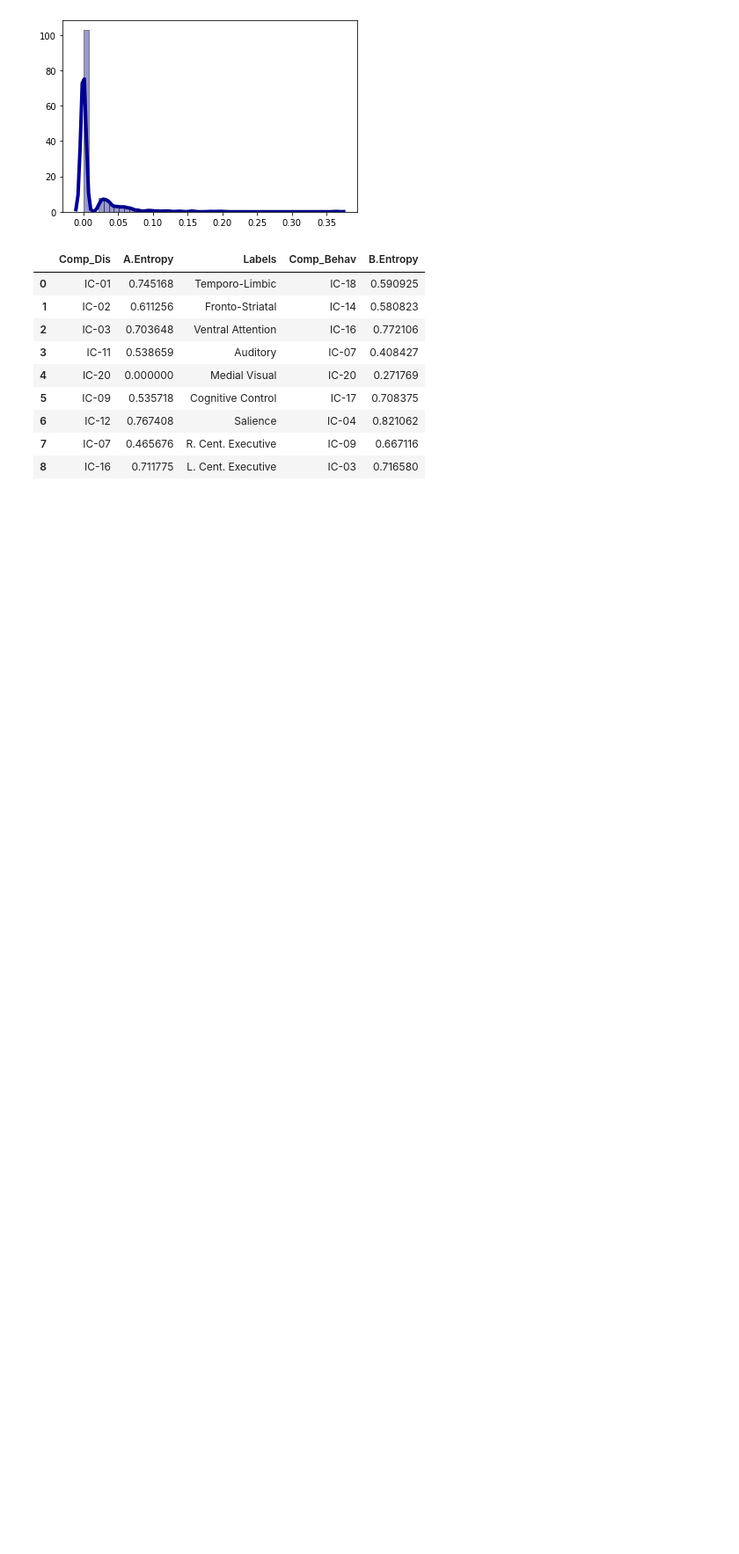
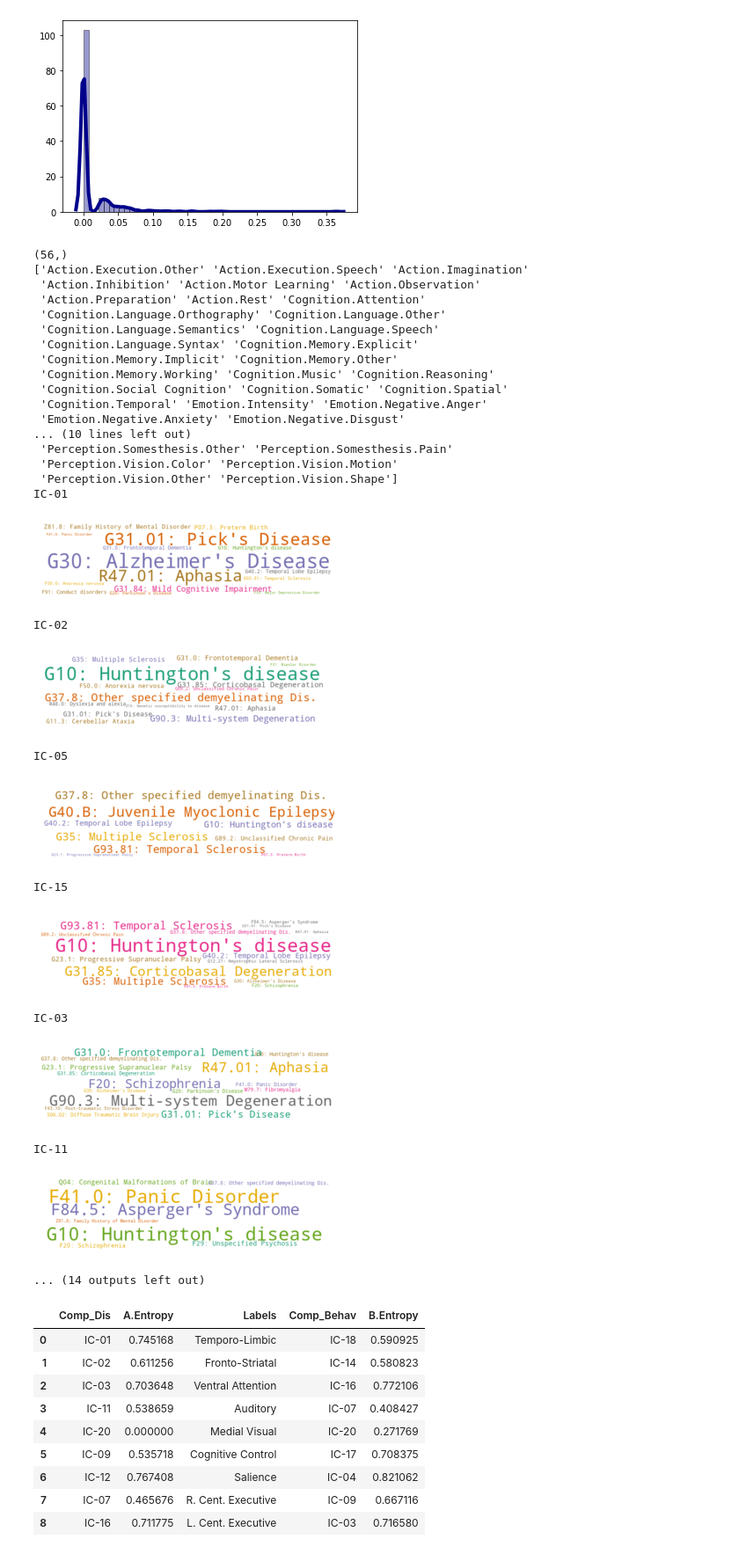
Before and after one commit to tvanasse/brainmap_structure_function_2020, a Jupyter notebook: entropy_calculation.ipynb, the cells around one changed output. Shown at 88% size. Cells and saved outputs as stored; diff of their text form; code cells hidden in the pictures; blank space fills up the shorter version.

```diff
--- a/entropy_calculation.ipynb
+++ b/entropy_calculation.ipynb
@@ -236,6 +296,81 @@ Total Disease Loadings: 602
 | 12 | IC-16 | 0.711775 | L. Cent. Executive |
 | 13 | IC-10 | 0.504995 | Sensorimotor |
 [figure]
+# %%
+import numpy as np
+import pandas as pd
+from os import path
+from PIL import Image
+from wordcloud import WordCloud, STOPWORDS, ImageColorGenerator
+
+import matplotlib.pyplot as plt
+%matplotlib inline
+
+print(pos_behav_loading[:,1].shape)
+print(behav_loading["BrainMap Behavior"].values)
+
+pos_dis_loading = np.zeros((len(dis_loading),len(dis_loading.columns)-2))
+
+# zero negative values
+column_val = 0
+for j in dis_loading.columns[2:len(dis_loading.columns)]:
+    for i in range(0,len(dis_loading)):
+        if dis_loading.iloc[i][j] > thr:
+            pos_dis_loading[i,column_val] = dis_loading.iloc[i][j]
+        else:
+            pos_dis_loading[i,column_val] = 0
+    column_val = column_val + 1
+
+lis = {}
+for network in range(0,len(pos_dis_loading[0])):
+    print(dis_loading.columns[network+2])
+    for x in range(0,len(pos_dis_loading[:,network])):
+        if dis_loading["Experiments"][x] > 10:
+            lis.update({dis_loading["ICD-10 Diagnosis"][x]:int(pos_dis_loading[x,network]*500)})
+
+    if dis_loading.columns[network+2] != "IC-20":
+        wordcloud = WordCloud(max_font_size=70,
+                              min_font_size=4,
+                              max_words=15,
+                              width=400,
+                              height=100,
+                              background_color="white",
+                              scale=2,
+                              colormap='Dark2').generate_from_frequencies(lis)
+        plt.figure()
+        plt.imshow(wordcloud, interpolation="bilinear")
+        plt.axis("off")
+        plt.show()
+# %% [output]
+(56,)
+['Action.Execution.Other' 'Action.Execution.Speech' 'Action.Imagination'
+ 'Action.Inhibition' 'Action.Motor Learning' 'Action.Observation'
+ 'Action.Preparation' 'Action.Rest' 'Cognition.Attention'
+ 'Cognition.Language.Orthography' 'Cognition.Language.Other'
+ 'Cognition.Language.Semantics' 'Cognition.Language.Speech'
+ 'Cognition.Language.Syntax' 'Cognition.Memory.Explicit'
+ 'Cognition.Memory.Implicit' 'Cognition.Memory.Other'
+ 'Cognition.Memory.Working' 'Cognition.Music' 'Cognition.Reasoning'
+ 'Cognition.Social Cognition' 'Cognition.Somatic' 'Cognition.Spatial'
+ 'Cognition.Temporal' 'Emotion.Intensity' 'Emotion.Negative.Anger'
+ 'Emotion.Negative.Anxiety' 'Emotion.Negative.Disgust'
+... (10 lines left out)
+ 'Perception.Somesthesis.Other' 'Perception.Somesthesis.Pain'
+ 'Perception.Vision.Color' 'Perception.Vision.Motion'
+ 'Perception.Vision.Other' 'Perception.Vision.Shape']
+IC-01
+[figure, added]
+IC-02
+[figure, added]
+IC-05
+[figure, added]
+IC-15
+[figure, added]
+IC-03
+[figure, added]
+IC-11
+[figure, added]
+... (14 outputs left out)
 # %%
 # merge dis and behav matrices
 result = pd.merge(df_dis, df, on='Labels')
```
Also changed, not shown: parts of 2 cells of this notebook, 14 other files.
